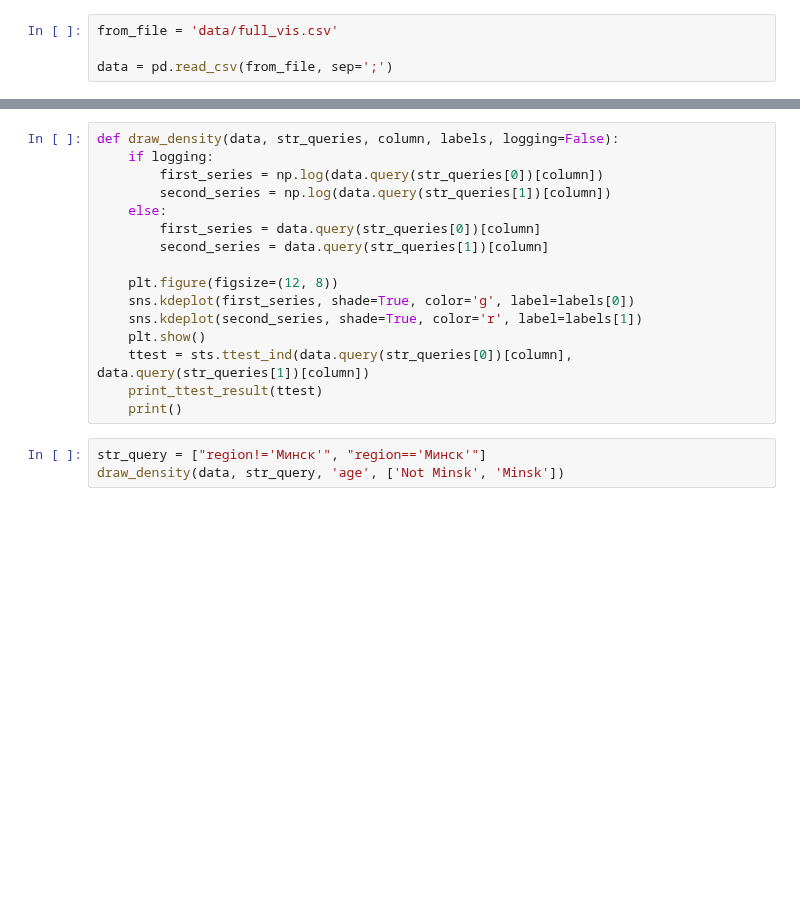
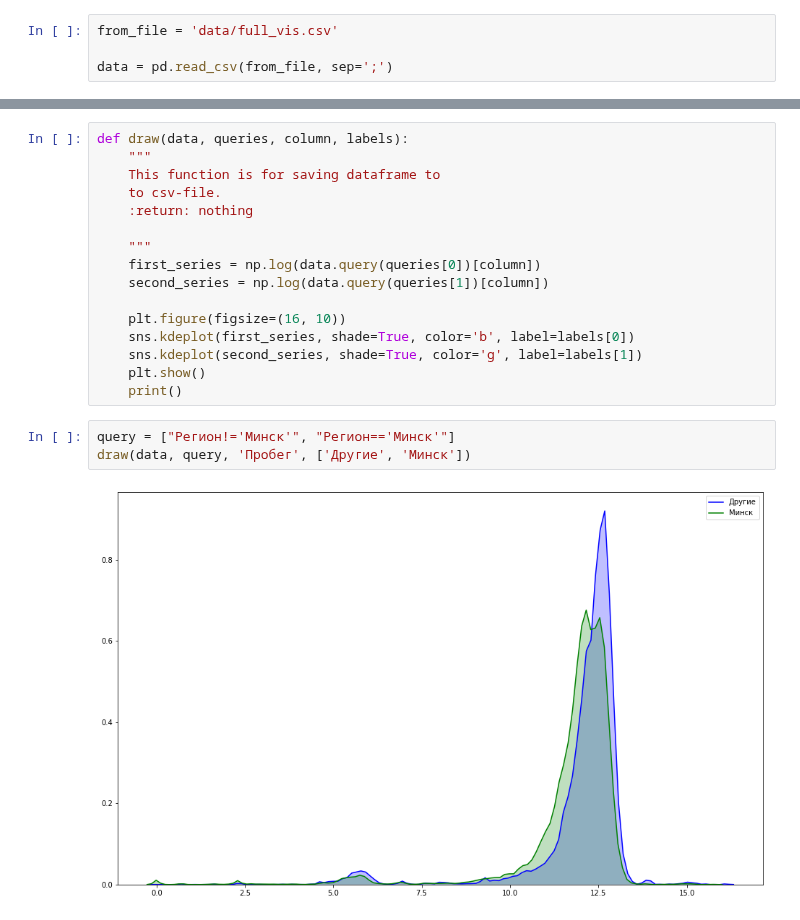
Before and after one commit to gabbysocol/av_project, a Jupyter notebook: model/visualization.ipynb, the cells around one changed output, grey strips where cells are left out. Cells and saved outputs as stored; diff of their text form; blank space fills up the shorter version.

Commit message:
Added visualizations

```diff
--- a/model/visualization.ipynb
+++ b/model/visualization.ipynb
@@ -62,19 +57,21 @@ memory usage: 25.3+ MB
 # %%
-def draw_density(data, str_queries, column, labels, logging=False):
-    if logging:
-        first_series = np.log(data.query(str_queries[0])[column])
-        second_series = np.log(data.query(str_queries[1])[column])
-    else:
-        first_series = data.query(str_queries[0])[column]
-        second_series = data.query(str_queries[1])[column]
+def draw(data, queries, column, labels):
+    """
+    This function is for saving dataframe to
+    to csv-file.
+    :return: nothing
 
-    plt.figure(figsize=(12, 8))
-    sns.kdeplot(first_series, shade=True, color='g', label=labels[0])
-    sns.kdeplot(second_series, shade=True, color='r', label=labels[1])
+    """
+    first_series = np.log(data.query(queries[0])[column])
+    second_series = np.log(data.query(queries[1])[column])
+
+    plt.figure(figsize=(16, 10))
+    sns.kdeplot(first_series, shade=True, color='b', label=labels[0])
+    sns.kdeplot(second_series, shade=True, color='g', label=labels[1])
     plt.show()
-    ttest = sts.ttest_ind(data.query(str_queries[0])[column], data.query(str_queries[1])[column])
-    print_ttest_result(ttest)
     print()
-# %%
-str_query = ["region!='Минск'", "region=='Минск'"]
-draw_density(data, str_query, 'age', ['Not Minsk', 'Minsk'])
+# %%
+query = ["Регион!='Минск'", "Регион=='Минск'"]
+draw(data, query, 'Пробег', ['Другие', 'Минск'])
+# %% [output]
+[figure, added]
```
Also changed, not shown: parts of 4 cells of this notebook, 4 other files.
